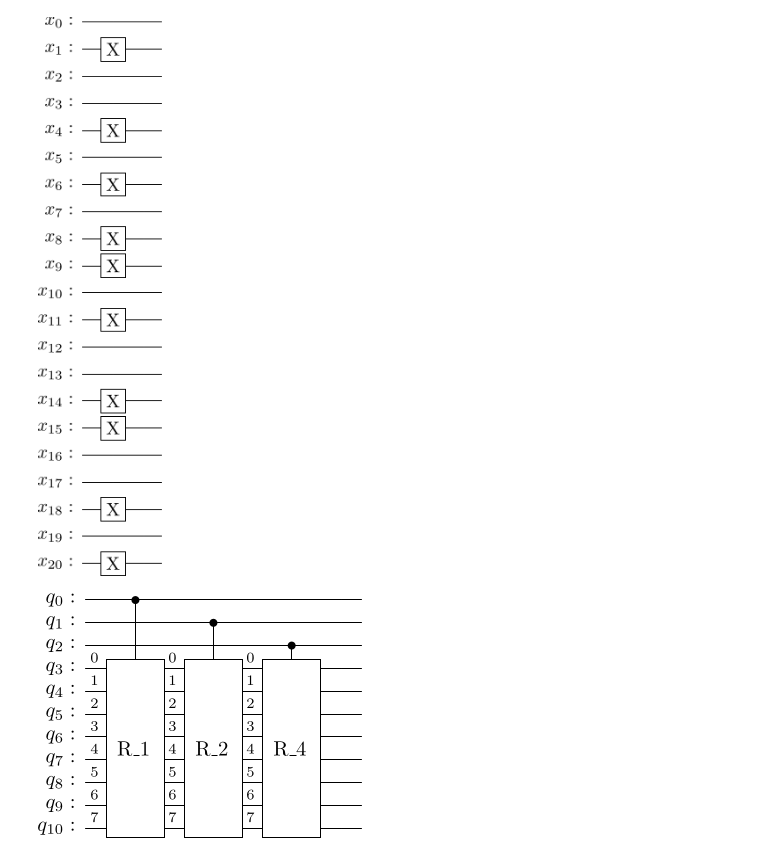
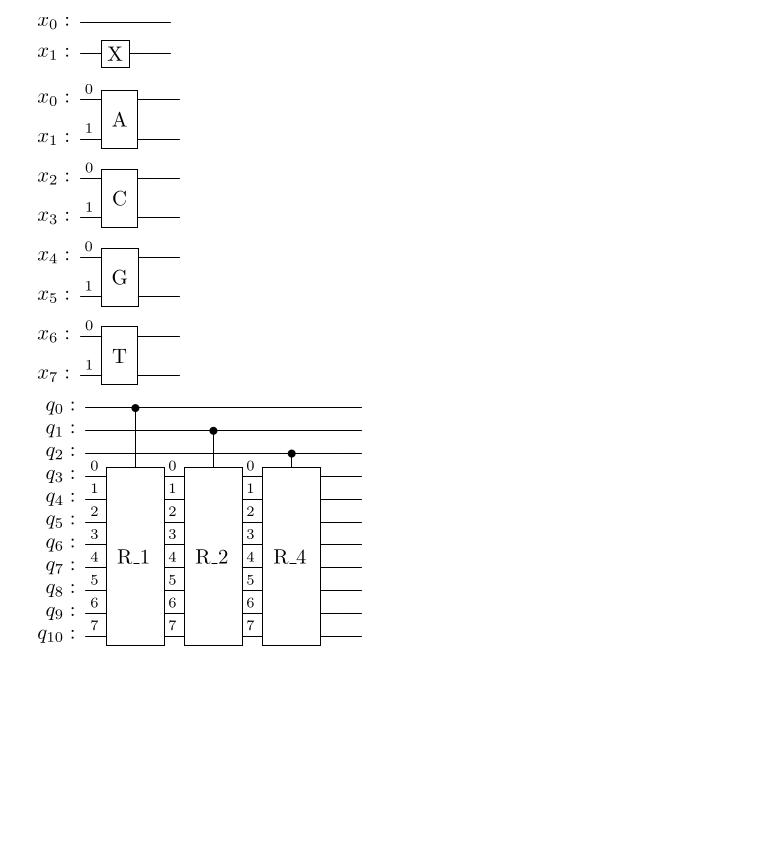
Before and after one commit to BoredDam/quantum-algorithms, a Jupyter notebook: Quantum-LCS/LCS-testing.ipynb, the cells around one changed output. Drawn from its saved outputs; the diff is of its cells as text; code cells hidden in the pictures; blank space fills up the shorter version.

Commit message:
feat: added function to encode DNA basis to quantum circuits

```diff
--- a/Quantum-LCS/LCS-testing.ipynb
+++ b/Quantum-LCS/LCS-testing.ipynb
@@ -7,18 +7,49 @@ import numpy as np
 # %%
 def encode_boolean_string(x: str):
     n = len(x)
     qx = QuantumRegister(n, 'x')
     qc = QuantumCircuit(qx)
 
     for c, i in enumerate(x):
         if i == '1':
             qc.x(qx[n - c - 1])
 
     return qc
 
-encode_boolean_string('101001100101101010010').draw('latex')
+encode_boolean_string('10').draw('latex')
 # %% [output]
-[figure, old version]
+[figure, new version]
+# %%
+# A=00, C=01, G=10, T=11
+
+def encode_dna_string(x: str):
+
+    mapping = {
+        'A': '00',
+        'C': '01',
+        'G': '10',
+        'T': '11'
+    }
+
+    n = len(x)
+    qx = QuantumRegister(n*2, 'x')
+    qc = QuantumCircuit(qx)
+
+    for c, i in enumerate(x):
+        bits = mapping[i]
+        qg = QuantumCircuit(2)
+        for b, j in enumerate(bits):
+            if j == '1':
+                qg.x(b)
+
+        qg = qg.to_gate(label=i)
+        qc = qc.compose(qg, [c*2,c*2+1])
+
+    return qc
+
+encode_dna_string('ACGT').draw('latex')
+# %% [output]
+[figure, added]
 # %%
 def _quantum_rotation(n: int, s: int):
     '''
```
Also changed, not shown: parts of 1 cell of this notebook.
